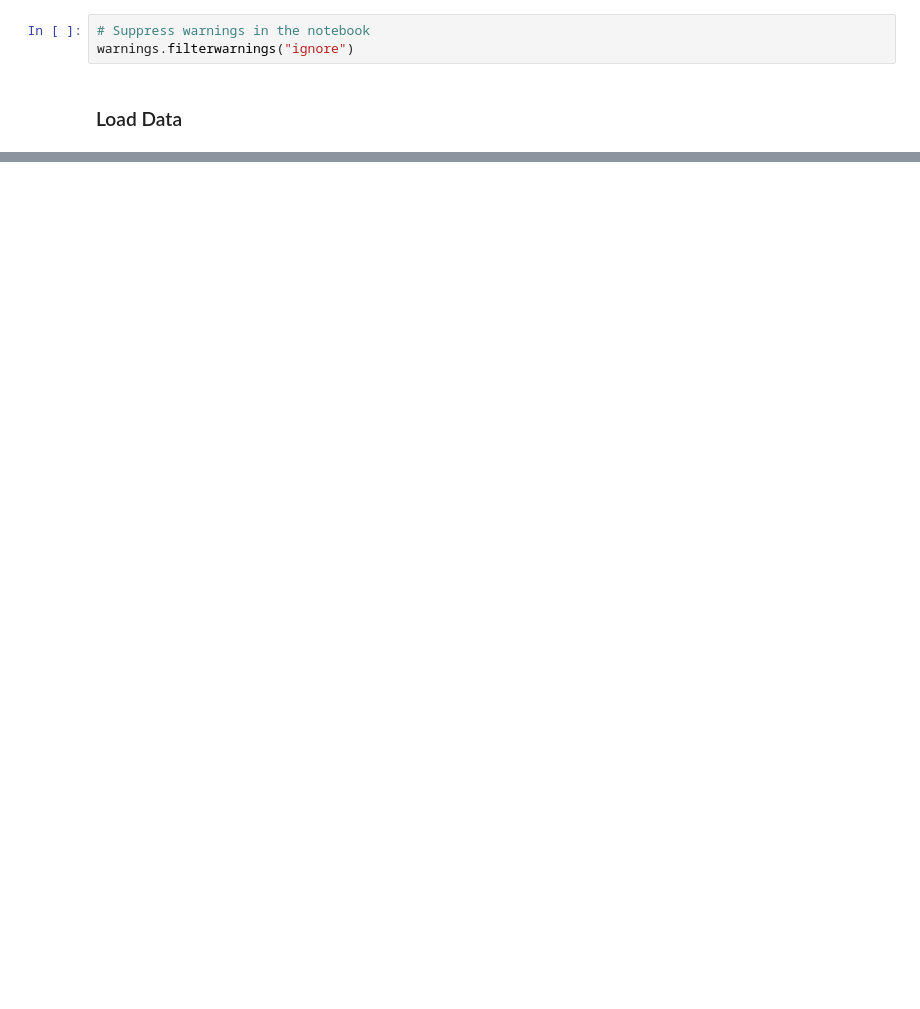
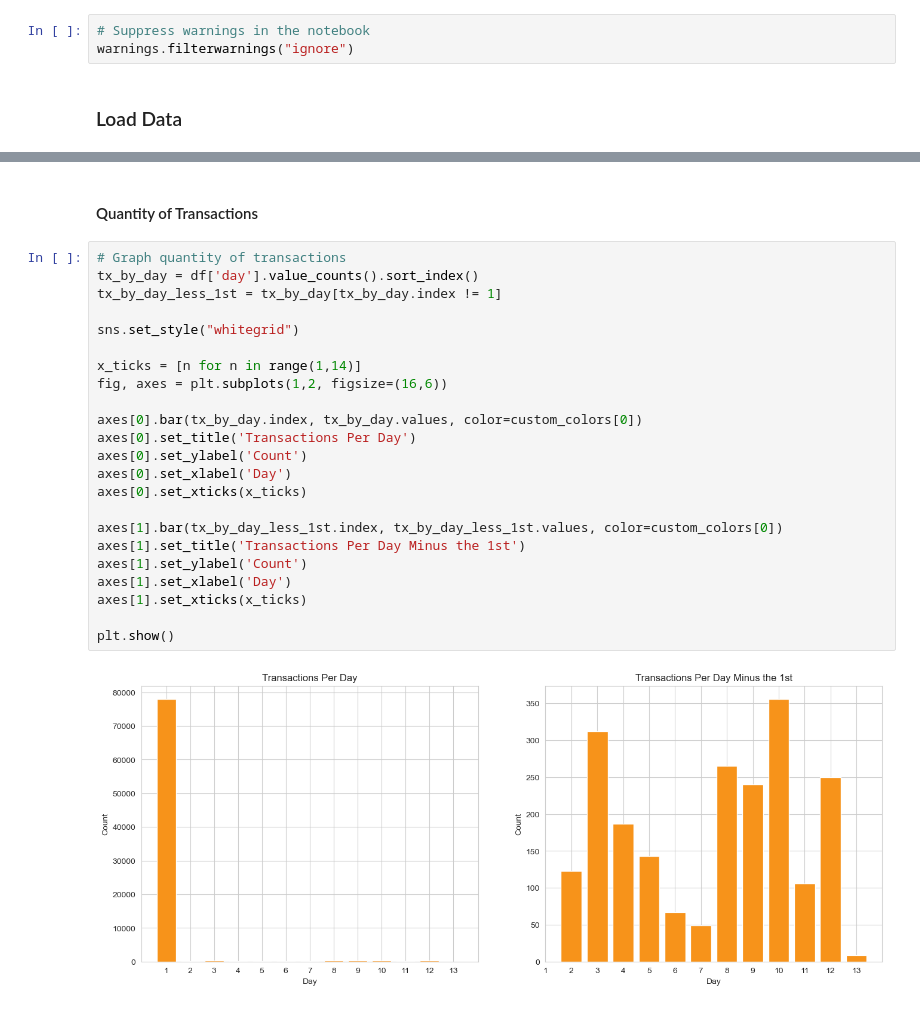
Before and after one commit to yaelBrown/Detecting-Fraud-in-Blockchain, a Jupyter notebook: notebooks/Sprint3_EDA.ipynb, the cells around one changed output, grey strips where cells are left out. Saved outputs shown, nothing was run; the diff lists cells and outputs as text; blank space fills up the shorter version.

```diff
--- a/notebooks/Sprint3_EDA.ipynb
+++ b/notebooks/Sprint3_EDA.ipynb
@@ -40,0 +103,27 @@ Data columns (total 12 columns):
+# %% [markdown]
+#### Quantity of Transactions
+# %%
+# Graph quantity of transactions
+tx_by_day = df['day'].value_counts().sort_index()
+tx_by_day_less_1st = tx_by_day[tx_by_day.index != 1]
+
+sns.set_style("whitegrid")
+
+x_ticks = [n for n in range(1,14)]
+fig, axes = plt.subplots(1,2, figsize=(16,6))
+
+axes[0].bar(tx_by_day.index, tx_by_day.values, color=custom_colors[0])
+axes[0].set_title('Transactions Per Day')
+axes[0].set_ylabel('Count')
+axes[0].set_xlabel('Day')
+axes[0].set_xticks(x_ticks)
+
+axes[1].bar(tx_by_day_less_1st.index, tx_by_day_less_1st.values, color=custom_colors[0])
+axes[1].set_title('Transactions Per Day Minus the 1st')
+axes[1].set_ylabel('Count')
+axes[1].set_xlabel('Day')
+axes[1].set_xticks(x_ticks)
+
+plt.show()
+# %% [output]
+[figure, added]
```
Also changed, not shown: parts of 13 cells of this notebook, 1 other file.
